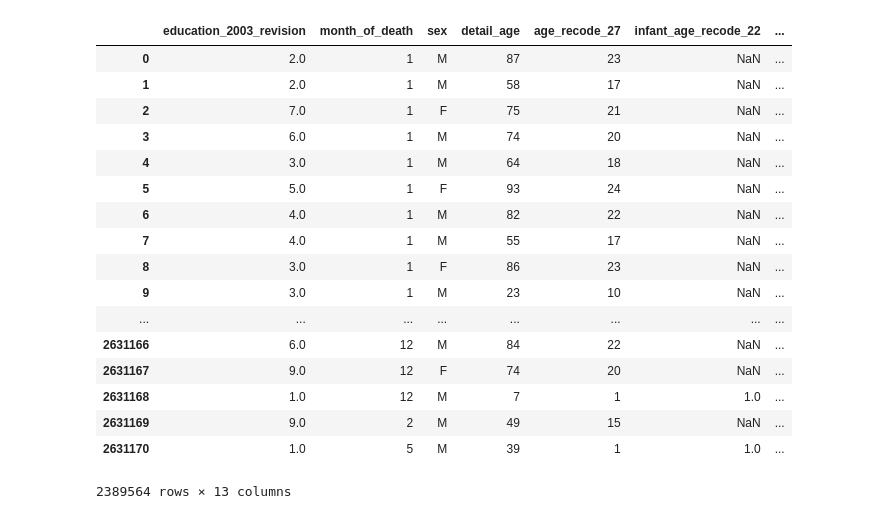
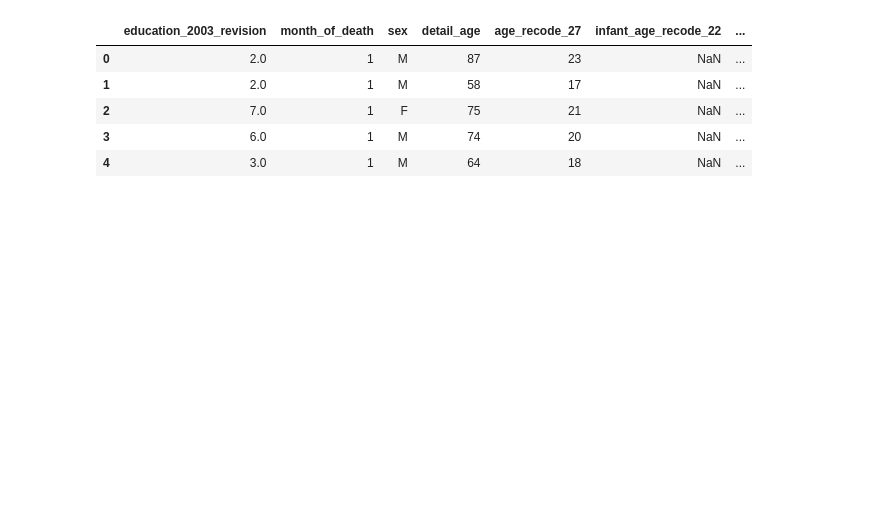
Before and after one commit to Rob-Ottogalli/leading_causes_of_death, a Jupyter notebook: 2014 Test .ipynb, the cells around one changed output. Drawn from its saved outputs; the diff is of its cells as text; code cells hidden in the pictures; blank space fills up the shorter version.

```diff
--- a/2014 Test .ipynb
+++ b/2014 Test .ipynb
@@ -55,32 +72,20 @@ year_2014_df_2
 # %%
 # Create new column for seasons
 # Bin into seasons
 size_bins = [0, 3, 6, 9, 12]
 group_names = ["Winter", "Spring", "Summer", "Fall"]
 
 # add season bins columns & row Labels
 year_2014_df_2["Seasons"] = pd.cut(year_2014_df_2["month_of_death"], size_bins, labels=group_names)
 year_2014_df_2["Seasons"]
-year_2014_df_2
+year_2014_df_2.head()
 # %% [output]
 |  | education_2003_revision | month_of_death | sex | detail_age | age_recode_27 | infant_age_recode_22 | ... |
 | 0 | 2.0 | 1 | M | 87 | 23 | NaN | ... |
 | 1 | 2.0 | 1 | M | 58 | 17 | NaN | ... |
 | 2 | 7.0 | 1 | F | 75 | 21 | NaN | ... |
 | 3 | 6.0 | 1 | M | 74 | 20 | NaN | ... |
 | 4 | 3.0 | 1 | M | 64 | 18 | NaN | ... |
-| 5 | 5.0 | 1 | F | 93 | 24 | NaN | ... |
-| 6 | 4.0 | 1 | M | 82 | 22 | NaN | ... |
-| 7 | 4.0 | 1 | M | 55 | 17 | NaN | ... |
-| 8 | 3.0 | 1 | F | 86 | 23 | NaN | ... |
-| 9 | 3.0 | 1 | M | 23 | 10 | NaN | ... |
-| ... | ... | ... | ... | ... | ... | ... | ... |
-| 2631166 | 6.0 | 12 | M | 84 | 22 | NaN | ... |
-| 2631167 | 9.0 | 12 | F | 74 | 20 | NaN | ... |
-| 2631168 | 1.0 | 12 | M | 7 | 1 | 1.0 | ... |
-| 2631169 | 9.0 | 2 | M | 49 | 15 | NaN | ... |
-| 2631170 | 1.0 | 5 | M | 39 | 1 | 1.0 | ... |
-2389564 rows × 13 columns
 # %%
 #Export as csv
 year_2014_df_2.to_csv(r'03_Cleaned_Data\masterfile.csv', index = False)
```
Also changed, not shown: parts of 20 cells of this notebook, 6 other files.
